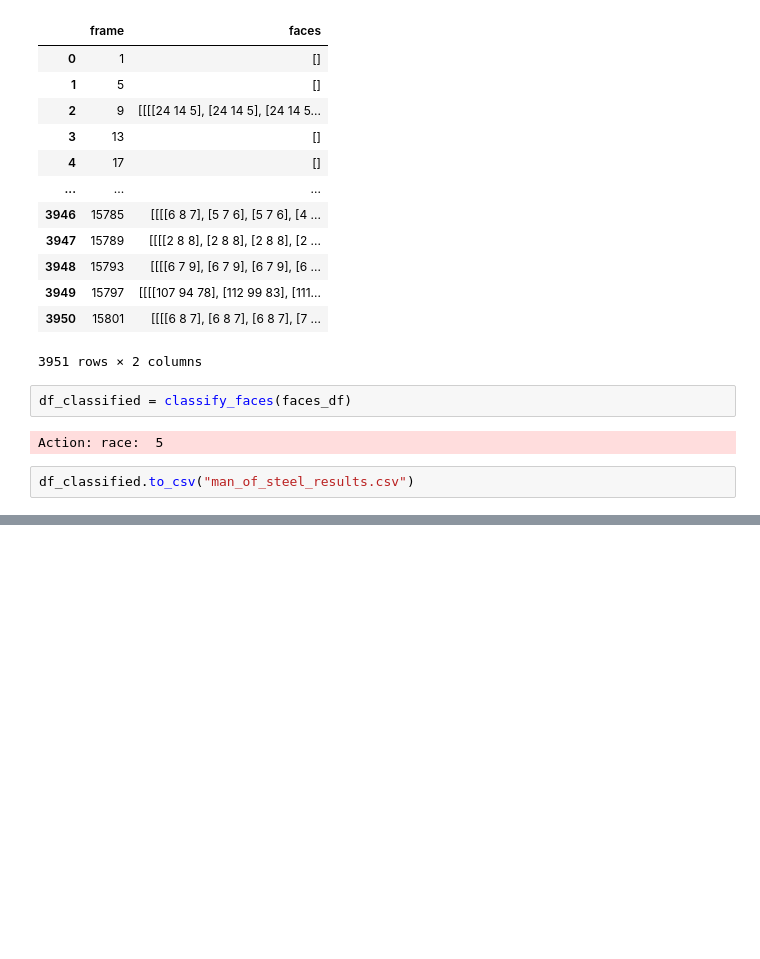
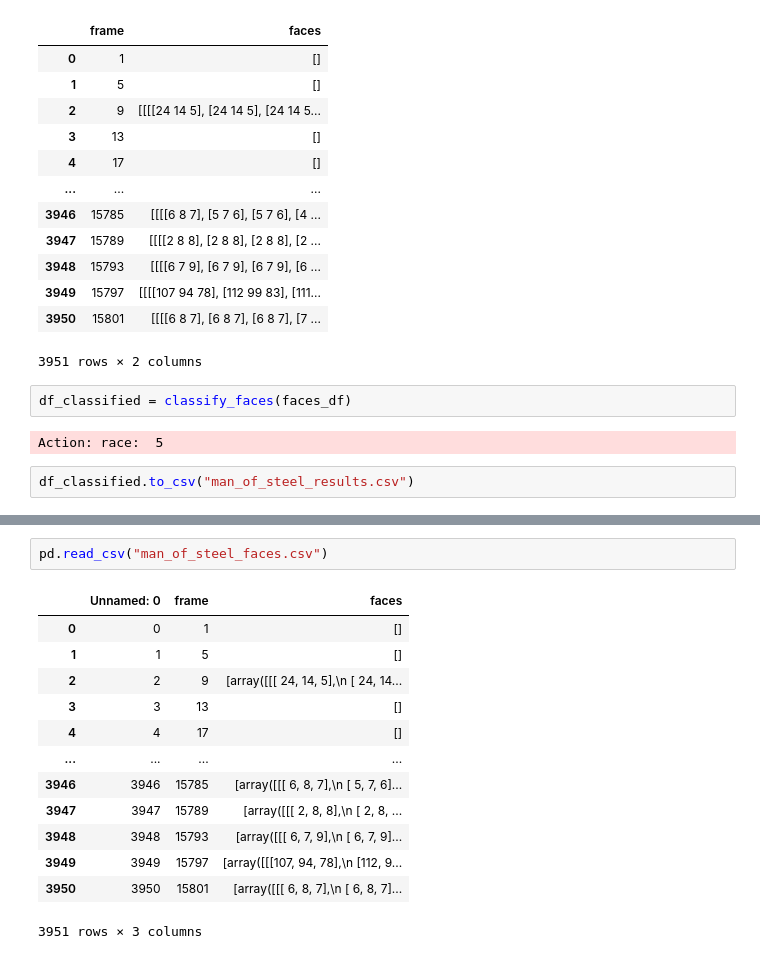
Before and after one commit to moe221/diversity_in_cinema, a Jupyter notebook: notebooks/moe221_generate_data_form_one_movie.ipynb, the cells around one changed output, grey strips where cells are left out. Drawn from its saved outputs; the diff is of its cells as text; blank space fills up the shorter version.

```diff
--- a/notebooks/moe221_generate_data_form_one_movie.ipynb
+++ b/notebooks/moe221_generate_data_form_one_movie.ipynb
@@ -194,0 +211,16 @@ df_classified.to_csv("man_of_steel_results.csv")
+# %%
+pd.read_csv("man_of_steel_faces.csv")
+# %% [output]
+|  | Unnamed: 0 | frame | faces |
+| 0 | 0 | 1 | [] |
+| 1 | 1 | 5 | [] |
+| 2 | 2 | 9 | [array([[[ 24, 14, 5],\n [ 24, 14... |
+| 3 | 3 | 13 | [] |
+| 4 | 4 | 17 | [] |
+| ... | ... | ... | ... |
+| 3946 | 3946 | 15785 | [array([[[ 6, 8, 7],\n [ 5, 7, 6]... |
+| 3947 | 3947 | 15789 | [array([[[ 2, 8, 8],\n [ 2, 8, ... |
+| 3948 | 3948 | 15793 | [array([[[ 6, 7, 9],\n [ 6, 7, 9]... |
+| 3949 | 3949 | 15797 | [array([[[107, 94, 78],\n [112, 9... |
+| 3950 | 3950 | 15801 | [array([[[ 6, 8, 7],\n [ 6, 8, 7]... |
+3951 rows × 3 columns
```
Also changed, not shown: parts of 1 cell of this notebook.
